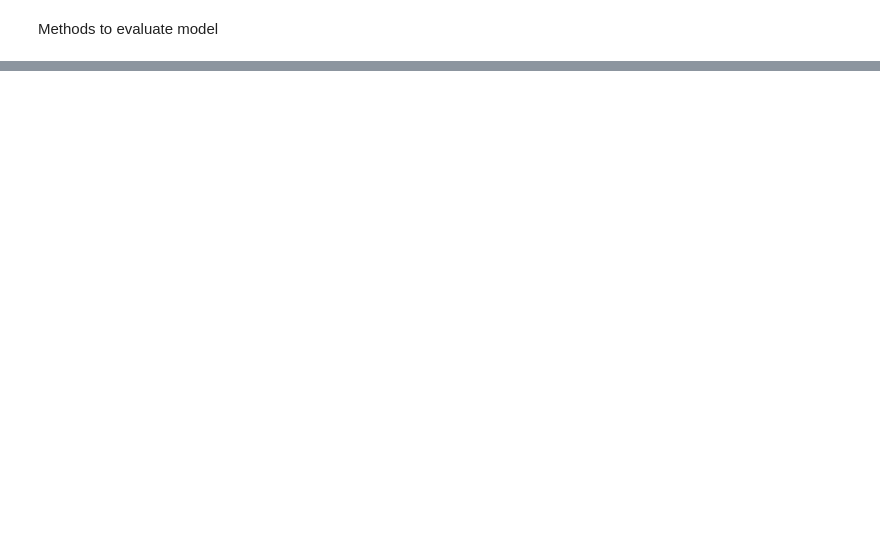
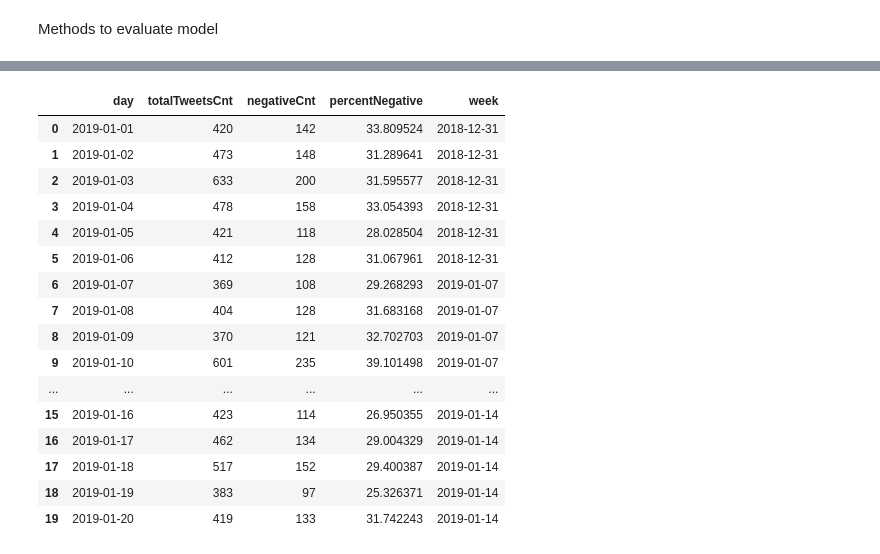
Before and after one commit to ORJackson/Sentiment-Analysis_UK-Anti-Asian-Sentiment-Covid-19, a Jupyter notebook: sentimentAnalysisSVM.LinearSVC.ipynb, the cells around one changed output, grey strips where cells are left out. Drawn from its saved outputs; the diff is of its cells as text; code cells hidden in the pictures; blank space fills up the shorter version.

```diff
--- a/sentimentAnalysisSVM.LinearSVC.ipynb
+++ b/sentimentAnalysisSVM.LinearSVC.ipynb
@@ -252,0 +371,24 @@ showROCCurve("linearSVC Classifier", linearSVCClassifier, X_test, Y_test)
+# %%
+def floorDate(dateString):
+    shortDateStr = dateString[:10]
+    shortDateFormat = "%Y-%m-%d"
+    return datetime.strptime(shortDateStr, shortDateFormat)
+
+tweetsDf['day'] = tweetsDf['date'].apply(lambda x: floorDate(x))
+
+aggregate = {'cnt': ('id', 'count')}
+sentimentOverTimeDf = tweetsDf.groupby(['day', 'label']).agg(**aggregate).reset_index()
+sentimentOverTimeDf
+
+fig = px.line(sentimentOverTimeDf, x='day', y='cnt', color='label', title = "SVM sentiment analysis of UK-based Asia-related tweets Jan 2019 - Jun 2022", width=1800, height=600,
+
+labels={
+                     "day": "Date",
+                     "cnt": "Number of tweets"
+                 },
+             color_discrete_map={ # replaces default color mapping by value
+                "negative":  '#EF553B', "positive": '#00CC96'
+            }
+)
+
+fig.show()
@@ -252,0 +397,14 @@ showROCCurve("linearSVC Classifier", linearSVCClassifier, X_test, Y_test)
+# %%
+# creating new df
+negativeSentimentProportionDf = tweetsDf.groupby(['day']).agg(**aggregate).reset_index()
+negativeSentimentProportionDf.rename(columns={'cnt': 'totalTweetsCnt'}, inplace=True)
+
+def getSentimentLabelCount(day, sentimentStr):
+    #day is a date string corresponding to format: 2019-01-01
+    subDf = sentimentOverTimeDf.loc[(sentimentOverTimeDf['day'] == day) & (sentimentOverTimeDf['label'] == sentimentStr)]
+    # return subDf.iloc[0]['totalTweetsCnt']
+    return subDf.iloc[0]['cnt']
+
+negativeSentimentProportionDf['negativeCnt'] = negativeSentimentProportionDf['day'].apply(lambda x: getSentimentLabelCount(x, "negative"))
+negativeSentimentProportionDf['percentNegative'] = (negativeSentimentProportionDf["negativeCnt"] / negativeSentimentProportionDf["totalTweetsCnt"]) * 100
+negativeSentimentProportionDf.head()
@@ -252,0 +431,21 @@ showROCCurve("linearSVC Classifier", linearSVCClassifier, X_test, Y_test)
+# %%
+negativeSentimentProportionDf['week'] = pd.to_datetime(negativeSentimentProportionDf["day"]).dt.to_period('W-SUN').dt.start_time
+negativeSentimentProportionDf.head(20)
+# %% [output]
+|  | day | totalTweetsCnt | negativeCnt | percentNegative | week |
+| 0 | 2019-01-01 | 420 | 142 | 33.809524 | 2018-12-31 |
+| 1 | 2019-01-02 | 473 | 148 | 31.289641 | 2018-12-31 |
+| 2 | 2019-01-03 | 633 | 200 | 31.595577 | 2018-12-31 |
+| 3 | 2019-01-04 | 478 | 158 | 33.054393 | 2018-12-31 |
+| 4 | 2019-01-05 | 421 | 118 | 28.028504 | 2018-12-31 |
+| 5 | 2019-01-06 | 412 | 128 | 31.067961 | 2018-12-31 |
+| 6 | 2019-01-07 | 369 | 108 | 29.268293 | 2019-01-07 |
+| 7 | 2019-01-08 | 404 | 128 | 31.683168 | 2019-01-07 |
+| 8 | 2019-01-09 | 370 | 121 | 32.702703 | 2019-01-07 |
+| 9 | 2019-01-10 | 601 | 235 | 39.101498 | 2019-01-07 |
+| ... | ... | ... | ... | ... | ... |
+| 15 | 2019-01-16 | 423 | 114 | 26.950355 | 2019-01-14 |
+| 16 | 2019-01-17 | 462 | 134 | 29.004329 | 2019-01-14 |
+| 17 | 2019-01-18 | 517 | 152 | 29.400387 | 2019-01-14 |
+| 18 | 2019-01-19 | 383 | 97 | 25.326371 | 2019-01-14 |
+| 19 | 2019-01-20 | 419 | 133 | 31.742243 | 2019-01-14 |
```
Also changed, not shown: parts of 23 cells of this notebook, 2 other files.
